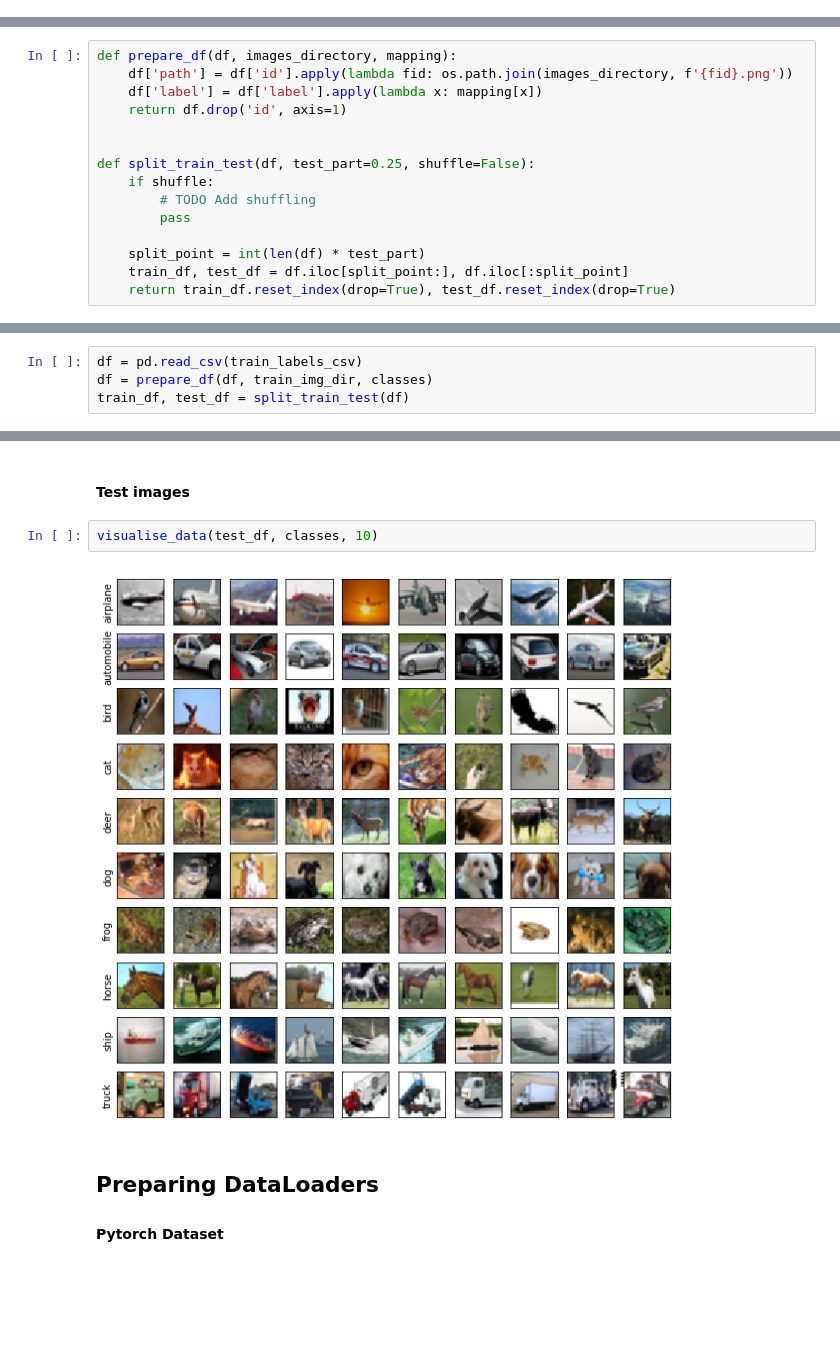
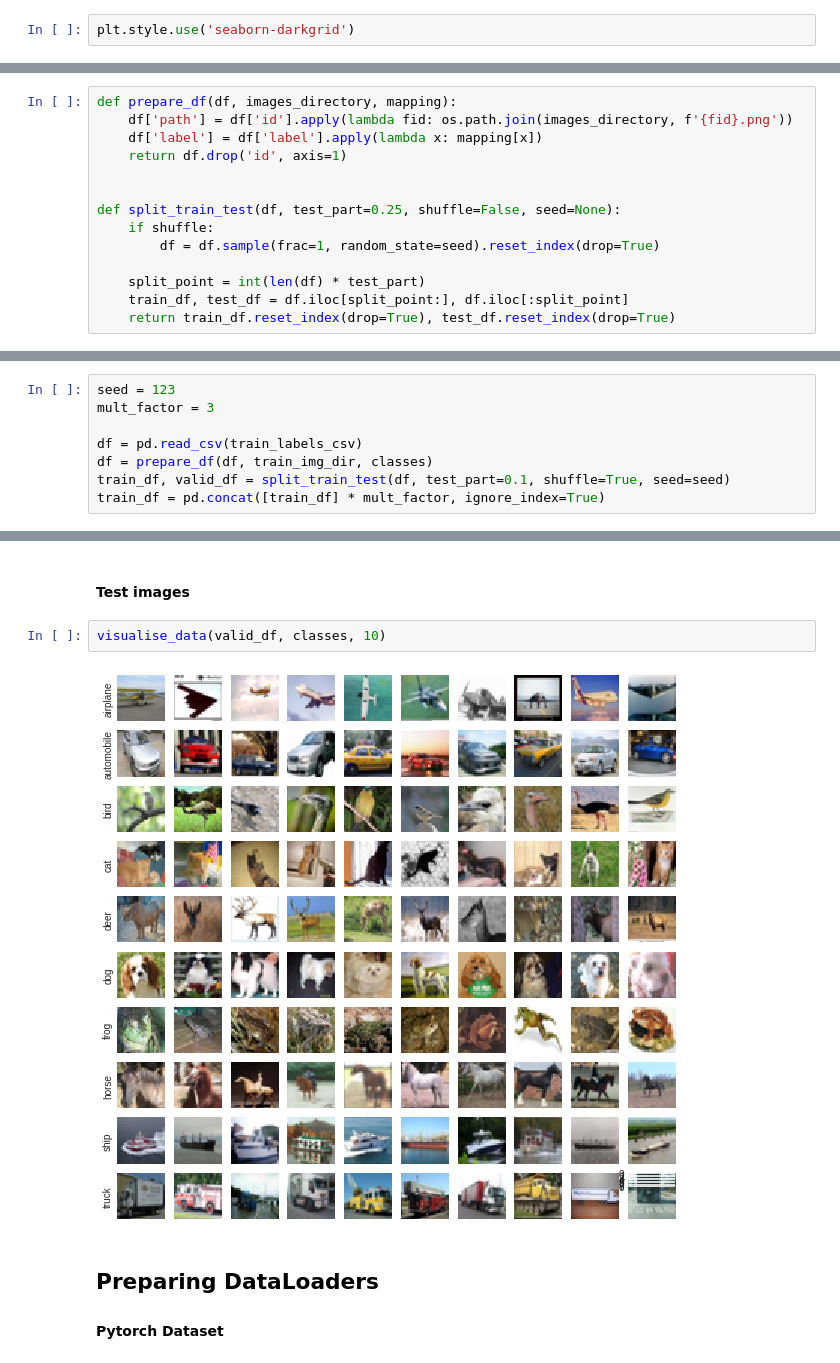
Before and after one commit to bpaszko/MGU-conv, a Jupyter notebook: notebooks/1-bp-playground.ipynb, the cells around one changed output, grey strips where cells are left out. Saved outputs shown, nothing was run; the diff lists cells and outputs as text; blank space fills up the shorter version.

```diff
--- a/notebooks/1-bp-playground.ipynb
+++ b/notebooks/1-bp-playground.ipynb
@@ -24,4 +28,6 @@ import matplotlib.pyplot as plt
 from tqdm import tqdm_notebook as tqdm
+# %%
+plt.style.use('seaborn-darkgrid')
 # %% [markdown]
 ## Loading and preparing data
 # %%
@@ -31,10 +37,9 @@ def prepare_df(df, images_directory, mapping):
     return df.drop('id', axis=1)
 
 
-def split_train_test(df, test_part=0.25, shuffle=False):
+def split_train_test(df, test_part=0.25, shuffle=False, seed=None):
     if shuffle:
-        # TODO Add shuffling
-        pass
+        df = df.sample(frac=1, random_state=seed).reset_index(drop=True)
 
     split_point = int(len(df) * test_part)
     train_df, test_df = df.iloc[split_point:], df.iloc[:split_point]
@@ -63,9 +68,13 @@ classes = {
 # %% [markdown]
 #### Load csv to dataframe
 # %%
+seed = 123
+mult_factor = 3
+
 df = pd.read_csv(train_labels_csv)
 df = prepare_df(df, train_img_dir, classes)
-train_df, test_df = split_train_test(df)
+train_df, valid_df = split_train_test(df, test_part=0.1, shuffle=True, seed=seed)
+train_df = pd.concat([train_df] * mult_factor, ignore_index=True)
 # %% [markdown]
 #### Train dataframe
 # %%
@@ -115,9 +124,9 @@ visualise_data(train_df, classes, 10)
 # %% [markdown]
 #### Test images
 # %%
-visualise_data(test_df, classes, 10)
+visualise_data(valid_df, classes, 10)
 # %% [output]
-[figure, old version]
+[figure, new version]
 # %% [markdown]
 ## Preparing DataLoaders
 #### Pytorch Dataset
```
Also changed, not shown: parts of 15 cells of this notebook.
